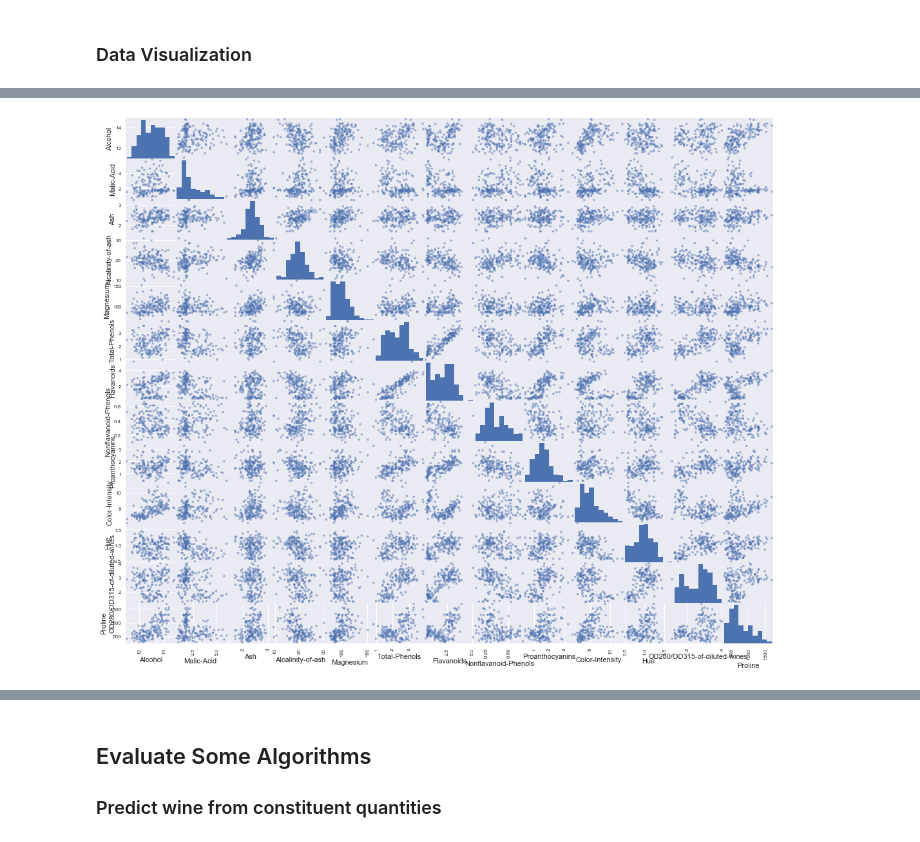
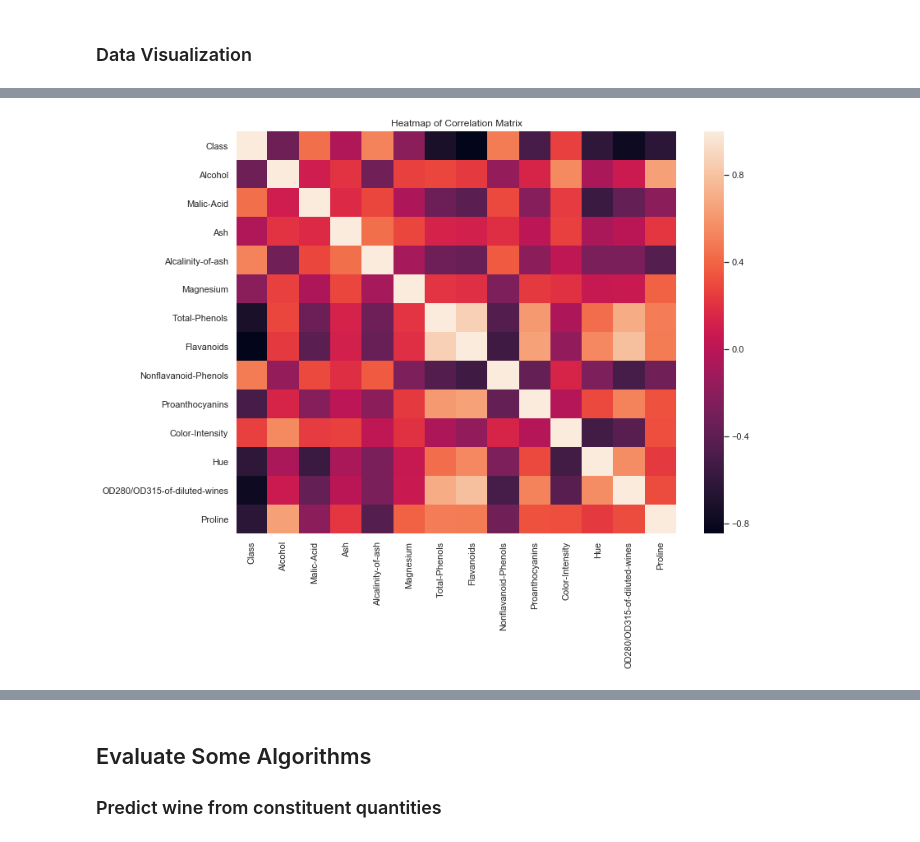
Before and after one commit to segunadelowo/wine-exploration, a Jupyter notebook: develop/2017-09-10-SA-predict-wine-type-from-constituents-quantities.ipynb, the cells around one changed output, grey strips where cells are left out. Drawn from its saved outputs; the diff is of its cells as text; code cells hidden in the pictures.

```diff
--- a/develop/2017-09-10-SA-predict-wine-type-from-constituents-quantities.ipynb
+++ b/develop/2017-09-10-SA-predict-wine-type-from-constituents-quantities.ipynb
@@ -143,7 +140 @@ plt.show()
 #This can be helpful to spot structured relationships between input variables.
-# %%
-# scatter plot matrix
-scatter_matrix(dataset,figsize=(18,15))
-plt.show()
-# %% [output]
-[figure, removed]
@@ -151,0 +141,10 @@ plt.show()
+# %%
+# Correlation matrix. What features correlate the most with class? What other correlations are there?
+ax = plt.subplots(figsize=(12,9))
+corr = dataset.corr()
+sns.heatmap(corr,
+            xticklabels=corr.columns.values,
+            yticklabels=corr.columns.values,)
+plt.title('Heatmap of Correlation Matrix')
+corr
+# %% [output]
@@ -151,0 +166 @@ plt.show()
+[figure, added]
```
Also changed, not shown: parts of 13 cells of this notebook, 5 other files.
